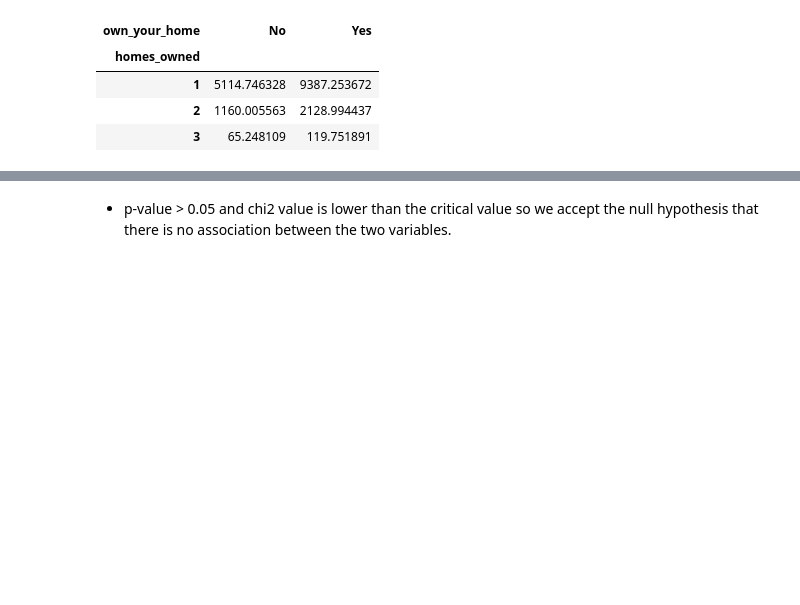
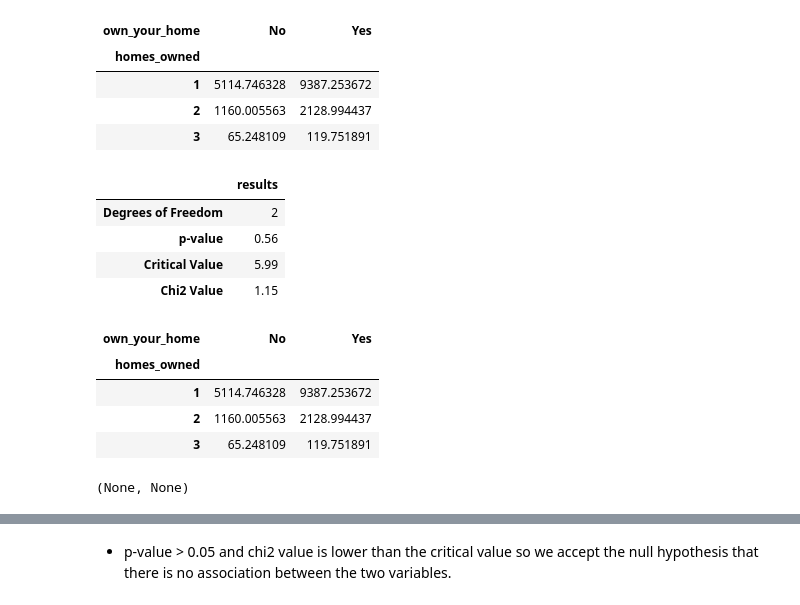
Before and after one commit to ocaoimh/hrc-mid-bootcamp-project, a Jupyter notebook: python/categoricals.ipynb, the cells around one changed output, grey strips where cells are left out. Drawn from its saved outputs; the diff is of its cells as text; code cells hidden in the pictures; blank space fills up the shorter version.

```diff
--- a/python/categoricals.ipynb
+++ b/python/categoricals.ipynb
@@ -199,3 +199,26 @@ The expected frequencies are:
 | 1 | 5114.746328 | 9387.253672 |
 | 2 | 1160.005563 | 2128.994437 |
 | 3 | 65.248109 | 119.751891 |
+# %%
+def chi2_test(col1, col2):
+    crosstab = pd.crosstab(col1, col2)
+    chi2, p_value, dof, expected_freq = chi2_contingency(homes_crosstab, correction=True)
+    dict = {'Degrees of Freedom': dof, 'p-value': "{:.2f}".format(p_value), 'Critical Value': "{:.2f}".format(stats.chi2.ppf(1 - 0.05, df=dof)), 'Chi2 Value': "{:.2f}".format(chi2)}
+    results = pd.DataFrame([dict], index=['results']).T
+    exp_freq = pd.DataFrame(expected_freq, columns=crosstab.columns, index=crosstab.index)
+    return results, exp_freq
+# %%
+result, exp_freq = chi2_test(homes.homes_owned, homes.own_your_home)
+display(result), display(exp_freq)
+# %% [output]
+|  | results |
+| Degrees of Freedom | 2 |
+| p-value | 0.56 |
+| Critical Value | 5.99 |
+| Chi2 Value | 1.15 |
+| own_your_home | No | Yes |
+| homes_owned |  |  |
+| 1 | 5114.746328 | 9387.253672 |
+| 2 | 1160.005563 | 2128.994437 |
+| 3 | 65.248109 | 119.751891 |
+(None, None)
```
Also changed, not shown: parts of 19 cells of this notebook.
